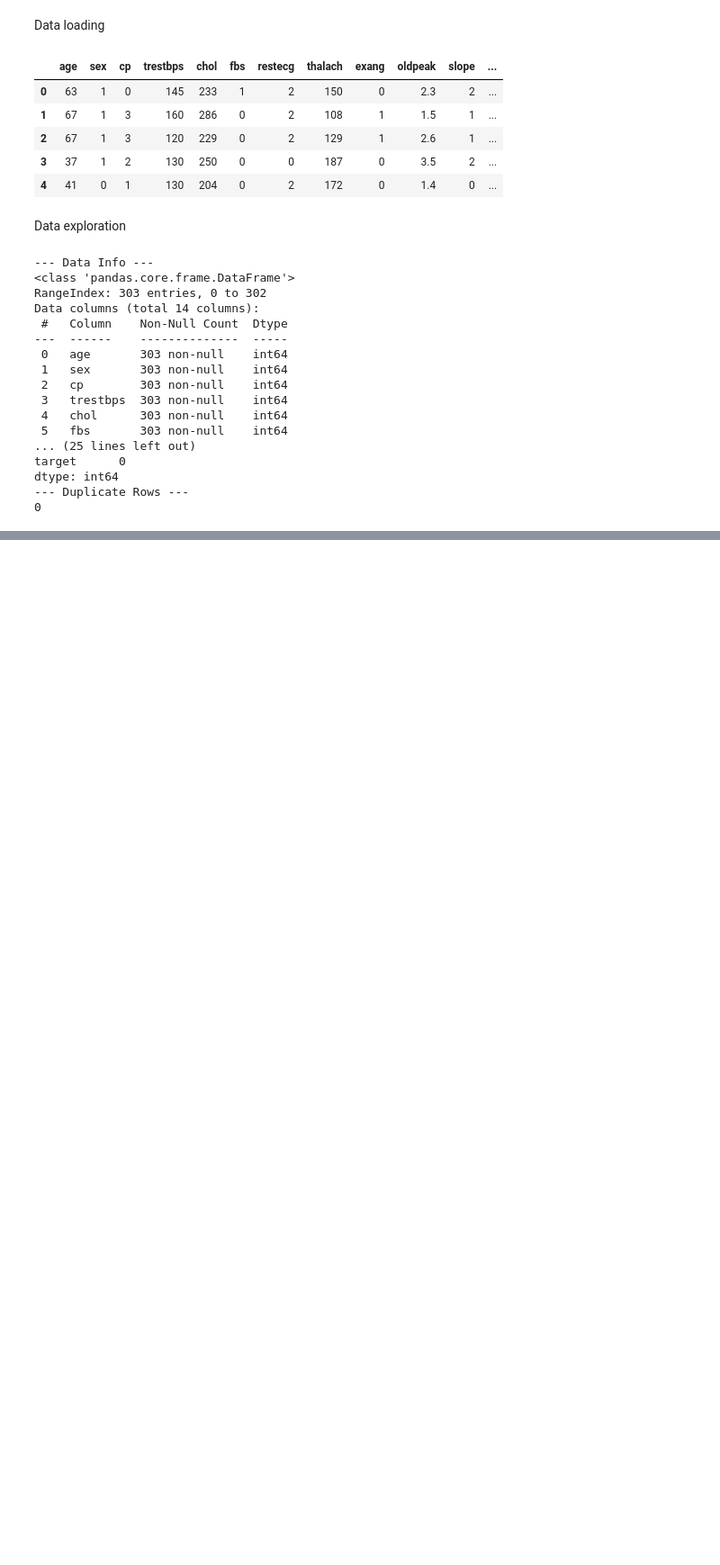
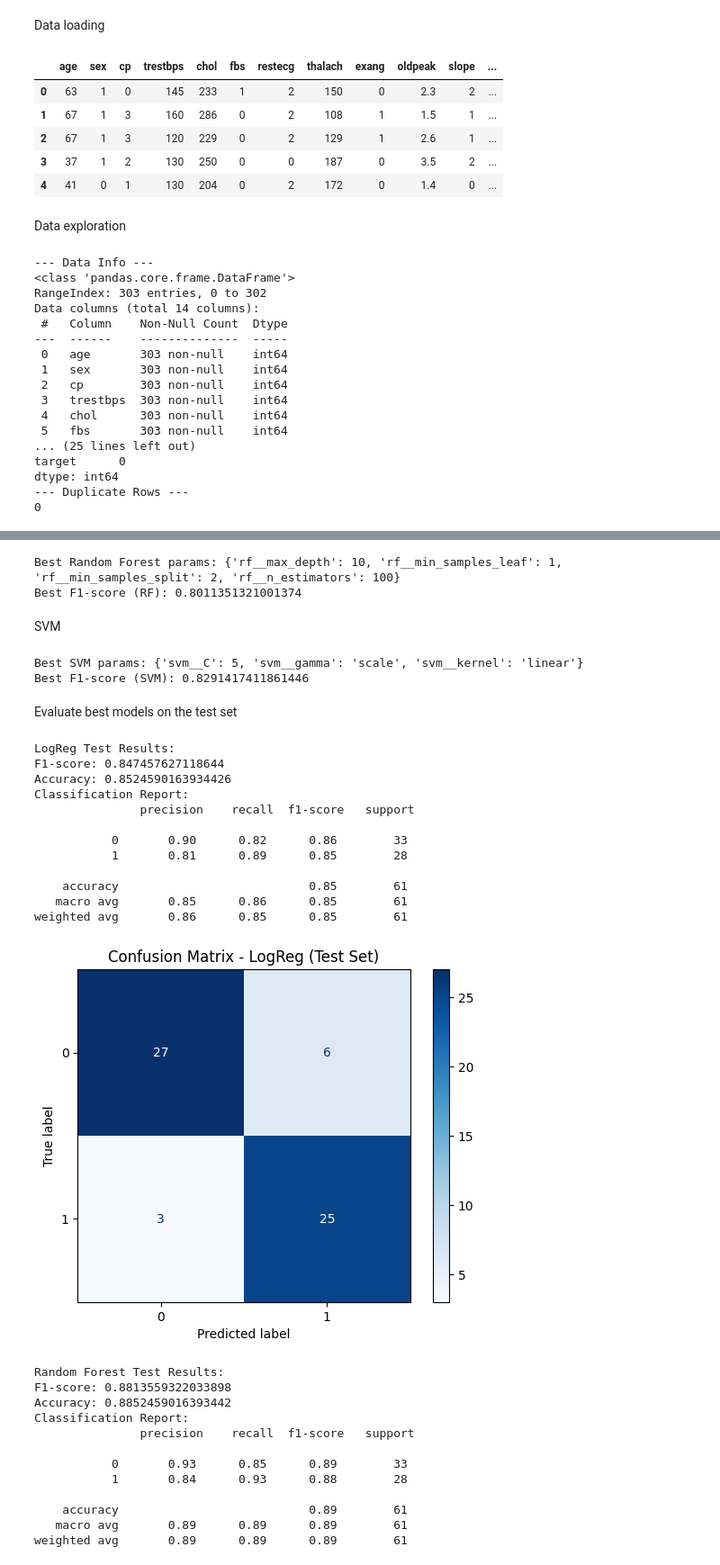
Before and after one commit to v-gapsys/PP4, a Jupyter notebook: Heart_Disease_Classification_Project.ipynb, the cells around one changed output, grey strips where cells are left out. Shown at 90% size. Saved outputs shown, nothing was run; the diff lists cells and outputs as text; code cells hidden in the pictures; blank space fills up the shorter version.

Commit message:
Update notebook with final model selection, hyperparameter tuning, and results analysis

```diff
--- a/Heart_Disease_Classification_Project.ipynb
+++ b/Heart_Disease_Classification_Project.ipynb
@@ -18,7 +18,7 @@ from sklearn.decomposition import PCA
 # %% [markdown]
 Data loading
 # %%
-df = pd.read_csv('Heart_disease_cleveland_new.csv')
+df = pd.read_csv('Heart_disease_cleveland_new.csv', encoding='utf-8-sig')
 df.head()
 # %% [output]
 |  | age | sex | cp | trestbps | chol | fbs | restecg | thalach | exang | oldpeak | slope | ... |
@@ -502,0 +168,78 @@ plt.show()
+# %%
+pipe_rf = Pipeline([
+    ('preprocessor', preprocessor),
+    ('rf', RandomForestClassifier(class_weight='balanced', random_state=42))
+])
+param_grid_rf = {
+    'rf__n_estimators': [50, 100, 200],
+    'rf__max_depth': [None, 9, 10],
+    'rf__min_samples_split': [2, 5, 10],
+    'rf__min_samples_leaf': [1, 2, 4]
+}
+grid_rf = GridSearchCV(pipe_rf, param_grid_rf, scoring='f1', cv=skf, n_jobs=-1)
+grid_rf.fit(X_train, y_train)
+print('Best Random Forest params:', grid_rf.best_params_)
+print('Best F1-score (RF):', grid_rf.best_score_)
+# %% [output]
+Best Random Forest params: {'rf__max_depth': 10, 'rf__min_samples_leaf': 1, 'rf__min_samples_split': 2, 'rf__n_estimators': 100}
+Best F1-score (RF): 0.8011351321001374
+# %% [markdown]
+SVM
+# %%
+pipe_svm = Pipeline([
+    ('preprocessor', preprocessor),
+    ('svm', SVC(class_weight='balanced', probability=True, random_state=42))
+])
+param_grid_svm = {
+    'svm__C': [0.01, 4, 5, 10, 100, 1000],
+    'svm__kernel': ['linear', 'rbf'],
+    'svm__gamma': ['scale', 'auto', 0.001, 0.01, 0.1, 1, 10]
+}
+grid_svm = GridSearchCV(pipe_svm, param_grid_svm, scoring='f1', cv=skf, n_jobs=-1)
+grid_svm.fit(X_train, y_train)
+print('Best SVM params:', grid_svm.best_params_)
+print('Best F1-score (SVM):', grid_svm.best_score_)
+# %% [output]
+Best SVM params: {'svm__C': 5, 'svm__gamma': 'scale', 'svm__kernel': 'linear'}
+Best F1-score (SVM): 0.8291417411861446
+# %% [markdown]
+Evaluate best models on the test set
+# %%
+for name, model in [('LogReg', grid_logreg), ('Random Forest', grid_rf), ('SVM', grid_svm)]:
+    y_pred = model.best_estimator_.predict(X_test)
+    print(f"\n{name} Test Results:")
+    print("F1-score:", f1_score(y_test, y_pred))
+    print("Accuracy:", accuracy_score(y_test, y_pred))
+    print("Classification Report:\n", classification_report(y_test, y_pred))
+
+    cm = confusion_matrix(y_test, y_pred)
+    disp = ConfusionMatrixDisplay(confusion_matrix=cm, display_labels=model.best_estimator_.named_steps[list(model.best_estimator_.named_steps.keys())[-1]].classes_)
+    disp.plot(cmap='Blues')
+    plt.title(f"Confusion Matrix - {name} (Test Set)")
+    plt.show()
+# %% [output]
+LogReg Test Results:
+F1-score: 0.847457627118644
+Accuracy: 0.8524590163934426
+Classification Report:
+               precision    recall  f1-score   support
+
+           0       0.90      0.82      0.86        33
+           1       0.81      0.89      0.85        28
+
+    accuracy                           0.85        61
+   macro avg       0.85      0.86      0.85        61
+weighted avg       0.86      0.85      0.85        61
+[figure, added]
+Random Forest Test Results:
+F1-score: 0.8813559322033898
+Accuracy: 0.8852459016393442
+Classification Report:
+               precision    recall  f1-score   support
+
+           0       0.93      0.85      0.89        33
+           1       0.84      0.93      0.88        28
+
+    accuracy                           0.89        61
+   macro avg       0.89      0.89      0.89        61
+weighted avg       0.89      0.89      0.89        61
```
Also changed, not shown: parts of 50 cells of this notebook.
